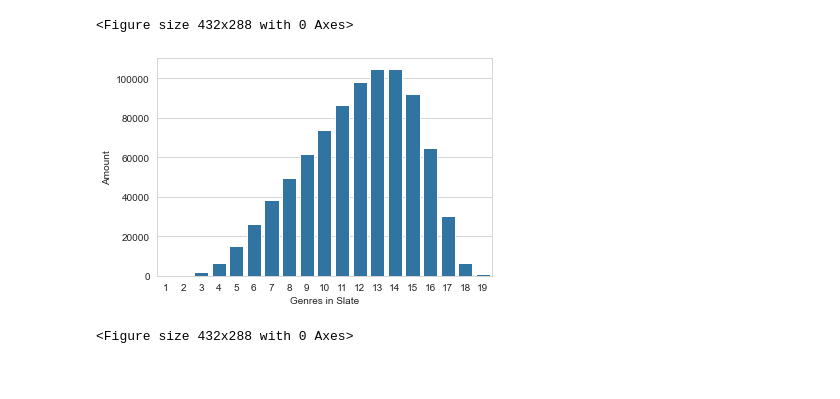
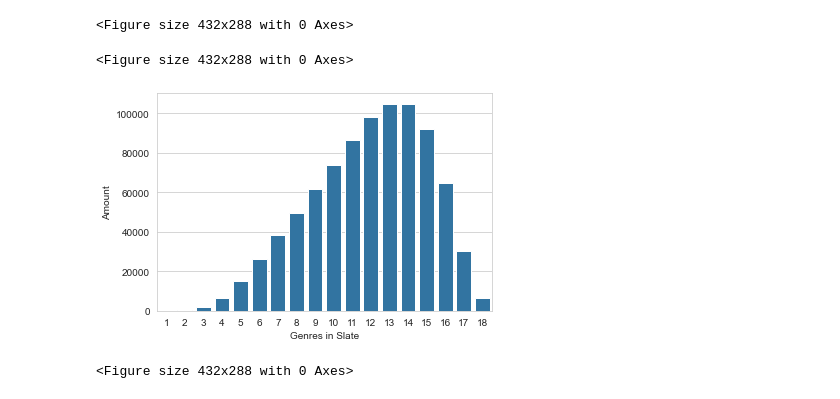
Before and after one commit to dferendo/RecommendationSystem, a Jupyter notebook: plots/slate_plot.ipynb, the cells around one changed output. Drawn from its saved outputs; the diff is of its cells as text; code cells hidden in the pictures.

Commit message:
Added plots

```diff
--- a/plots/slate_plot.ipynb
+++ b/plots/slate_plot.ipynb
@@ -268,23 +275,49 @@ for slate_size in [4, 6, 10]:
     plt.clf()
 # %% [output]
 <Figure size 432x288 with 0 Axes>
+# %%
+df_genres_all = pd.read_csv('./data/different_genres_2.csv')
+
+for slate_size, bpr_score, als_score in zip([4, 6, 10], [0, 0.13392229695813673, 0.1639393635177191], [0, 0.13101094267643812, 0.15480373456480273]):
+    diversity = f'Movie Coverage@{slate_size}'
+
+    df_genres_all.columns = ['slate_size','seed', 'Precision', 'HR', 'F1 Score', diversity, 'CC', 'Genres']
+    df_genres = df_genres_all[df_genres_all['slate_size'] == slate_size]
+
+    ax = sns.lineplot(x="Genres", y=diversity, markers=True, dashes=False,
+                      data=df_genres, label="List-CVAE", legend=False)
+
+    ax.axhline(als_score, ls='--', color='r', label=f'ALS')
+    ax.axhline(bpr_score, ls='--', color='g', label=f'BPR')
+
+        # ask matplotlib for the plotted objects and their labels
+    lines, labels = ax.get_legend_handles_labels()
+    lines2, labels2 = ax2.get_legend_handles_labels()
+    ax.legend(lines + lines2, labels + labels2, loc='lower left')
+
+    fig = ax.get_figure()
+    fig.tight_layout()
+    fig.savefig(f"diversity_increasing_{slate_size}.pdf")
+    plt.clf()
+# %% [output]
+<Figure size 432x288 with 0 Axes>
 # %%
-df_genres = pd.read_csv('./data/different_data_genre.csv')
+df_genres = pd.read_csv('./data/different_data_genre_2.csv')
 
 df_genres.columns = ['algorithm', 'Genres in Slate', 'Amount']
 
 fig = sns.barplot(x="Genres in Slate", y="Amount", color='#1f77b4', data=df_genres[df_genres['algorithm'] == 'random'])
 fig.get_figure().savefig("random.pdf")
 plt.clf()
 
 fig =sns.barplot(x="Genres in Slate", y="Amount", color='#1f77b4', data=df_genres[df_genres['algorithm'] == 'future'])
 fig.get_figure().savefig("future.pdf")
 plt.clf()
 
 fig = sns.barplot(x="Genres in Slate", y="Amount", color='#1f77b4', data=df_genres[df_genres['algorithm'] == 'diverse'])
 fig.get_figure().savefig("diverse.pdf")
 # %% [output]
-[figure, old version]
+[figure, new version]
 # %%
 import matplotlib.ticker as plticker
 
```
Also changed, not shown: parts of 3 cells of this notebook, 21 other files.
